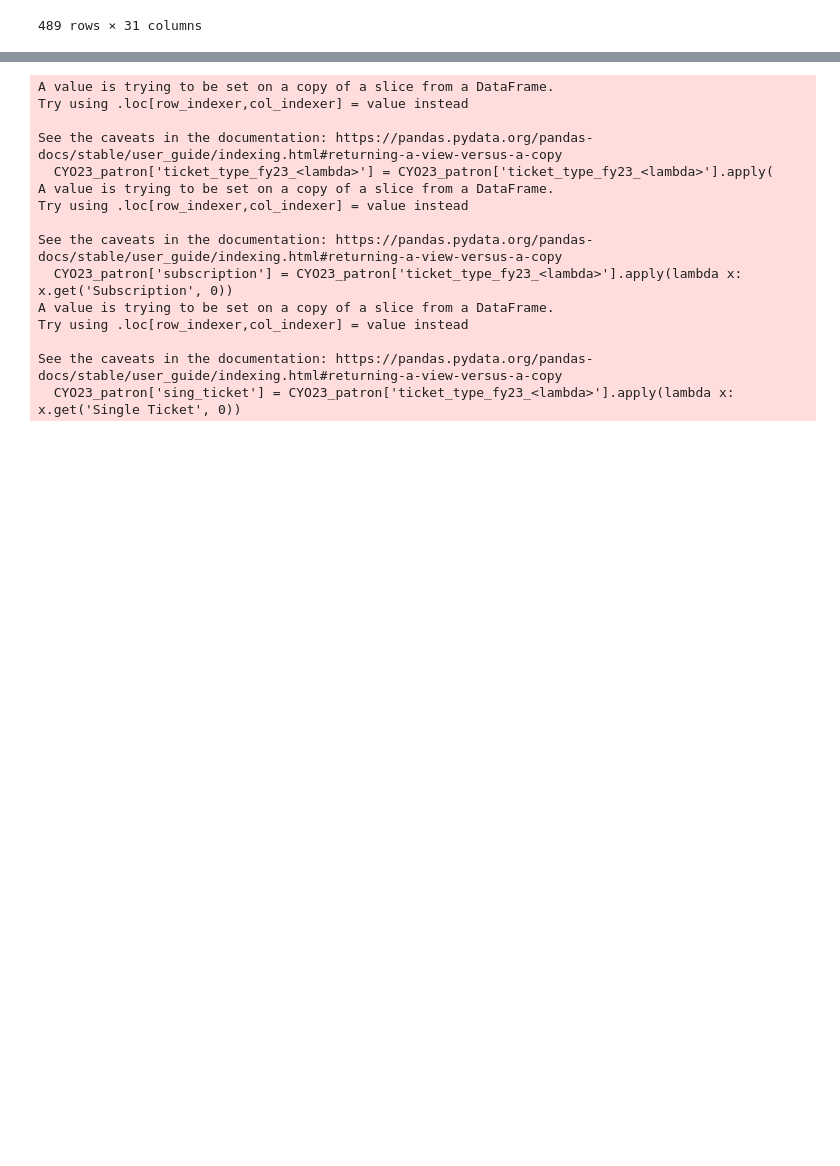
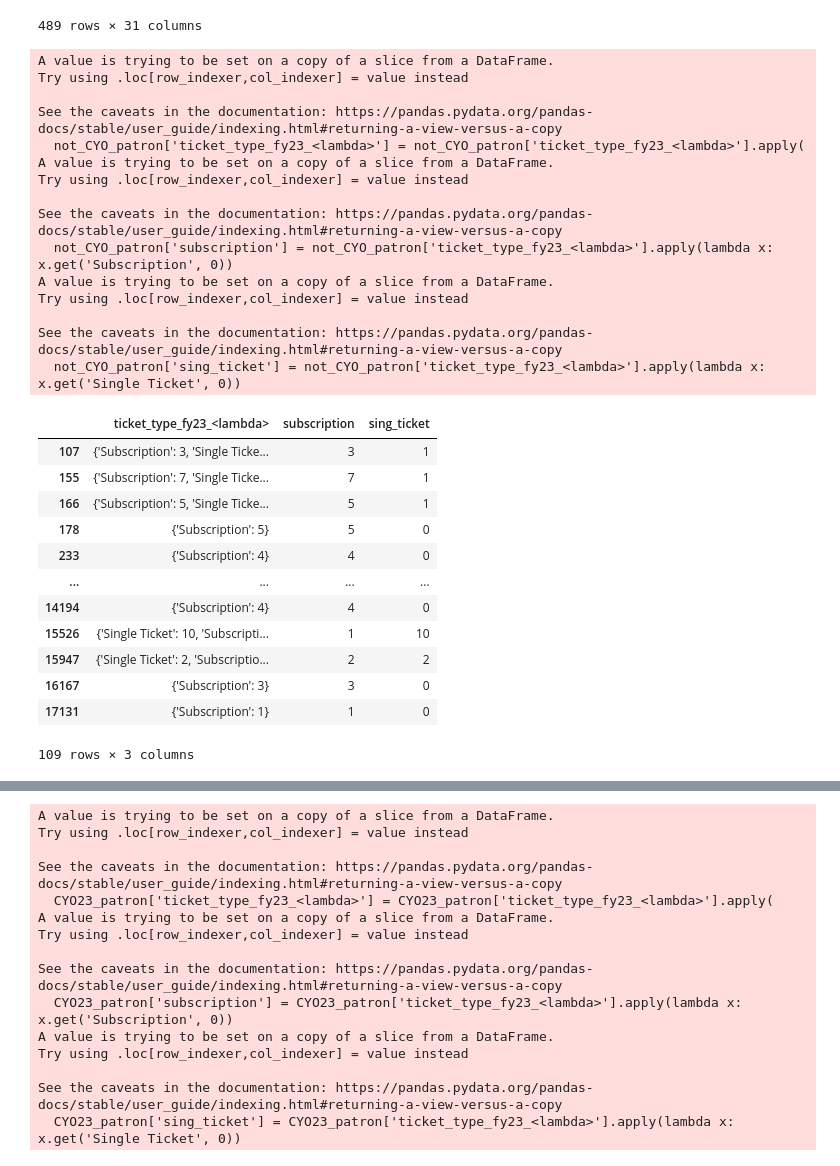
Before and after one commit to gabriela-ilinca/ASO, a Jupyter notebook: briana_workbook.ipynb, the cells around one changed output, grey strips where cells are left out. Saved outputs shown, nothing was run; the diff lists cells and outputs as text; code cells hidden in the pictures; blank space fills up the shorter version.

```diff
--- a/briana_workbook.ipynb
+++ b/briana_workbook.ipynb
@@ -360,3 +360,44 @@ CYO23_patron # this is the id's that were CYO in 2023 in patron_summary
 | 16713 | 9260610 | False | 1 | 1 | 1 | 45.0 | 45.000000 | ... |
 | 17131 | 9292676 | True | 7 | 21 | 6 | 1076.0 | 153.714286 | ... |
 489 rows × 31 columns
+# %%
+not_CYO_patron = df2[df2['acct_id'].isin(not_CYO['acct_id'])]
+
+not_CYO_patron['ticket_type_fy23_<lambda>'] = not_CYO_patron['ticket_type_fy23_<lambda>'].apply(
+    lambda x: ast.literal_eval(x) if isinstance(x, str) else x
+)
+
+# Then extract values
+not_CYO_patron['subscription'] = not_CYO_patron['ticket_type_fy23_<lambda>'].apply(lambda x: x.get('Subscription', 0))
+not_CYO_patron['sing_ticket'] = not_CYO_patron['ticket_type_fy23_<lambda>'].apply(lambda x: x.get('Single Ticket', 0))
+
+not_CYO_patron[['ticket_type_fy23_<lambda>', 'subscription', 'sing_ticket']]
+# %% [output]
+A value is trying to be set on a copy of a slice from a DataFrame.
+Try using .loc[row_indexer,col_indexer] = value instead
+
+See the caveats in the documentation: https://pandas.pydata.org/pandas-docs/stable/user_guide/indexing.html#returning-a-view-versus-a-copy
+  not_CYO_patron['ticket_type_fy23_<lambda>'] = not_CYO_patron['ticket_type_fy23_<lambda>'].apply(
+A value is trying to be set on a copy of a slice from a DataFrame.
+Try using .loc[row_indexer,col_indexer] = value instead
+
+See the caveats in the documentation: https://pandas.pydata.org/pandas-docs/stable/user_guide/indexing.html#returning-a-view-versus-a-copy
+  not_CYO_patron['subscription'] = not_CYO_patron['ticket_type_fy23_<lambda>'].apply(lambda x: x.get('Subscription', 0))
+A value is trying to be set on a copy of a slice from a DataFrame.
+Try using .loc[row_indexer,col_indexer] = value instead
+
+See the caveats in the documentation: https://pandas.pydata.org/pandas-docs/stable/user_guide/indexing.html#returning-a-view-versus-a-copy
+  not_CYO_patron['sing_ticket'] = not_CYO_patron['ticket_type_fy23_<lambda>'].apply(lambda x: x.get('Single Ticket', 0))
+|  | ticket_type_fy23_<lambda> | subscription | sing_ticket |
+| 107 | {'Subscription': 3, 'Single Ticke... | 3 | 1 |
+| 155 | {'Subscription': 7, 'Single Ticke... | 7 | 1 |
+| 166 | {'Subscription': 5, 'Single Ticke... | 5 | 1 |
+| 178 | {'Subscription': 5} | 5 | 0 |
+| 233 | {'Subscription': 4} | 4 | 0 |
+| ... | ... | ... | ... |
+| 14194 | {'Subscription': 4} | 4 | 0 |
+| 15526 | {'Single Ticket': 10, 'Subscripti... | 1 | 10 |
+| 15947 | {'Single Ticket': 2, 'Subscriptio... | 2 | 2 |
+| 16167 | {'Subscription': 3} | 3 | 0 |
+| 17131 | {'Subscription': 1} | 1 | 0 |
+109 rows × 3 columns
```
Also changed, not shown: parts of 5 cells of this notebook.
